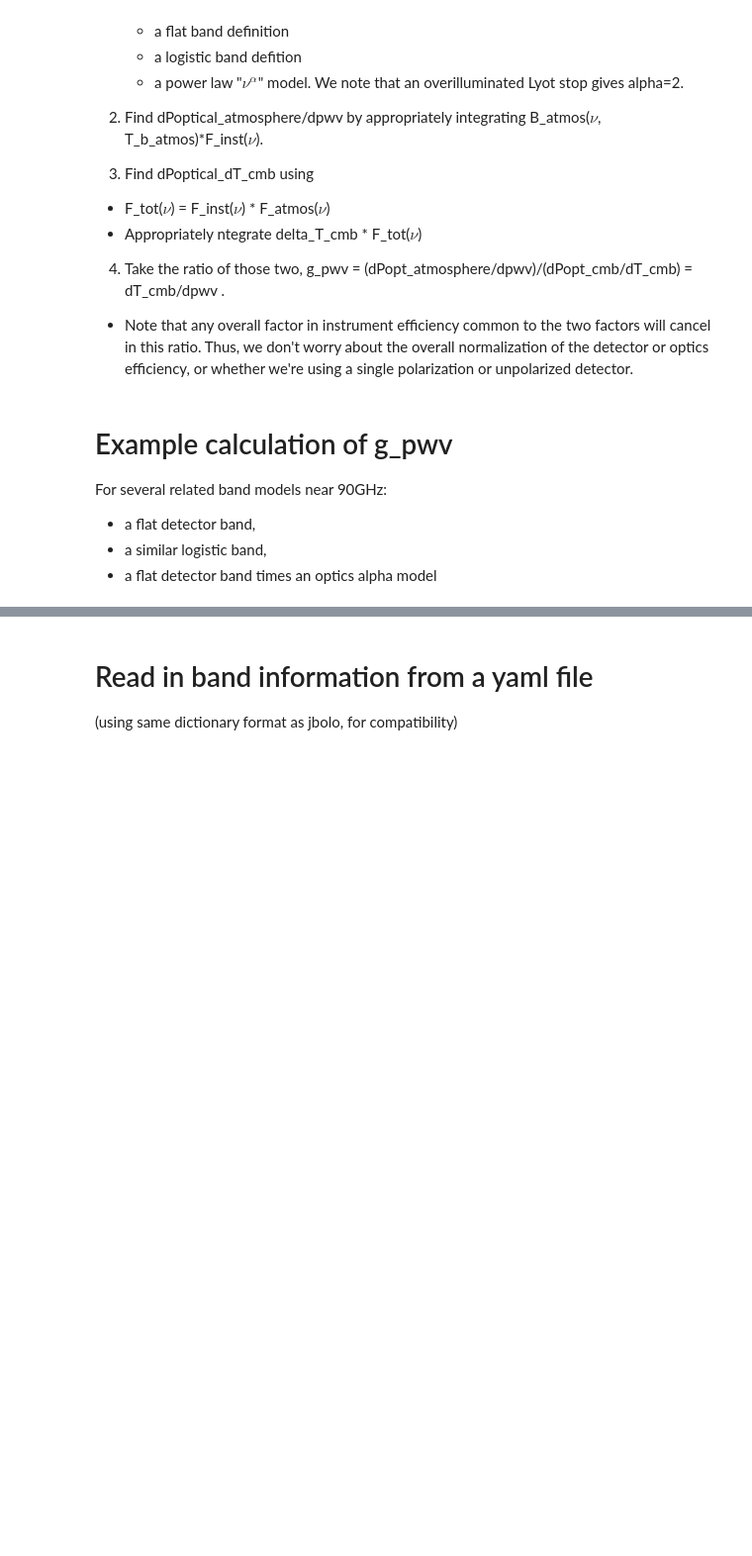
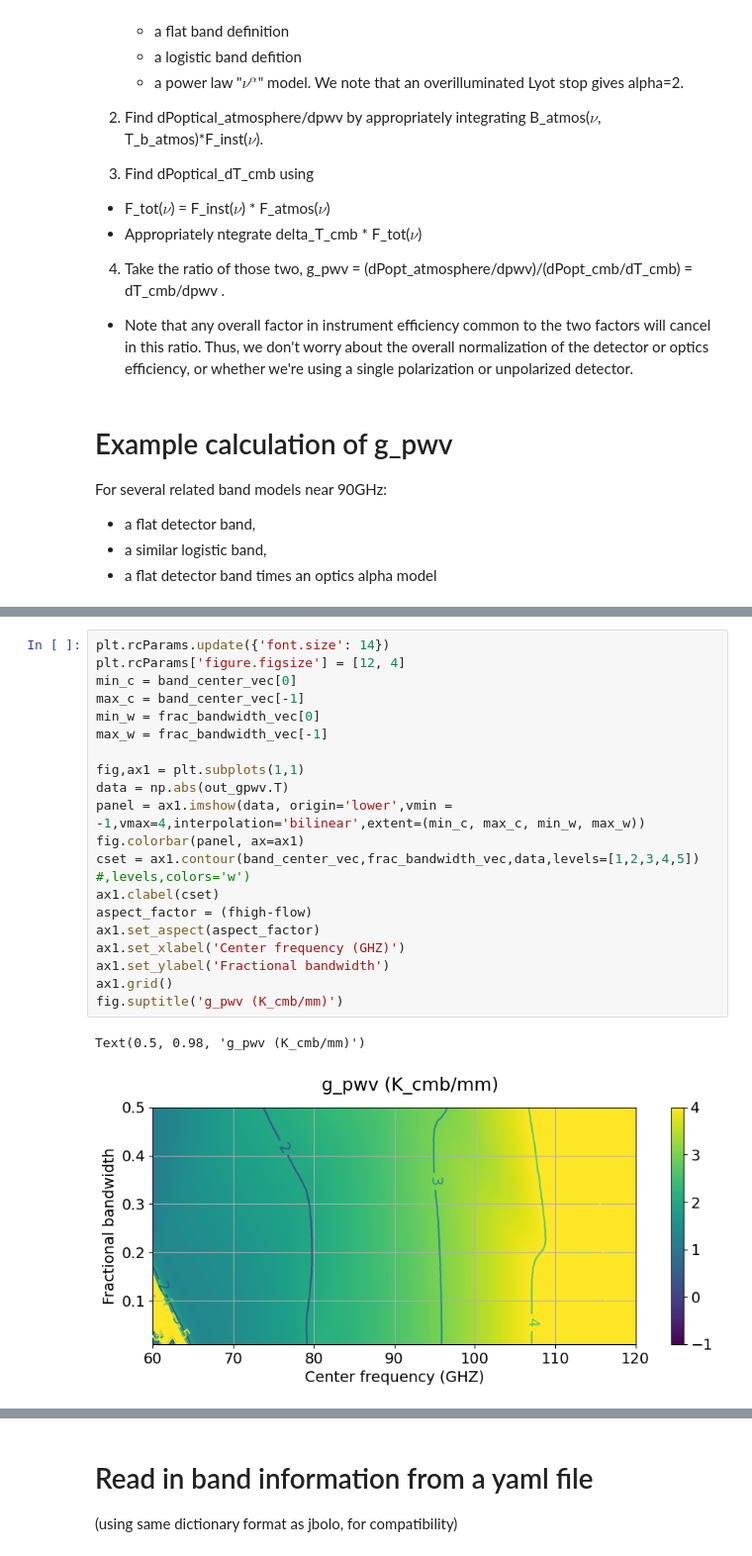
Before and after one commit to JohnRuhl/Atmos_pwv_flucts, a Jupyter notebook: Atmos_pwv_flucts.ipynb, the cells around one changed output, grey strips where cells are left out. Shown at 99% size. Saved outputs shown, nothing was run; the diff lists cells and outputs as text; blank space fills up the shorter version.

```diff
--- a/Atmos_pwv_flucts.ipynb
+++ b/Atmos_pwv_flucts.ipynb
@@ -242,0 +315,23 @@ Flat*alpha:      9.065e-12   6.047e-13     14.991
+# %%
+plt.rcParams.update({'font.size': 14})
+plt.rcParams['figure.figsize'] = [12, 4]
+min_c = band_center_vec[0]
+max_c = band_center_vec[-1]
+min_w = frac_bandwidth_vec[0]
+max_w = frac_bandwidth_vec[-1]
+
+fig,ax1 = plt.subplots(1,1)
+data = np.abs(out_gpwv.T)
+panel = ax1.imshow(data, origin='lower',vmin = -1,vmax=4,interpolation='bilinear',extent=(min_c, max_c, min_w, max_w))
+fig.colorbar(panel, ax=ax1)
+cset = ax1.contour(band_center_vec,frac_bandwidth_vec,data,levels=[1,2,3,4,5]) #,levels,colors='w')
+ax1.clabel(cset)
+aspect_factor = (fhigh-flow)
+ax1.set_aspect(aspect_factor)
+ax1.set_xlabel('Center frequency (GHZ)')
+ax1.set_ylabel('Fractional bandwidth')
+ax1.grid()
+fig.suptitle('g_pwv (K_cmb/mm)')
+# %% [output]
+Text(0.5, 0.98, 'g_pwv (K_cmb/mm)')
+[figure, added]
```
Also changed, not shown: parts of 27 cells of this notebook, 1 other file.
